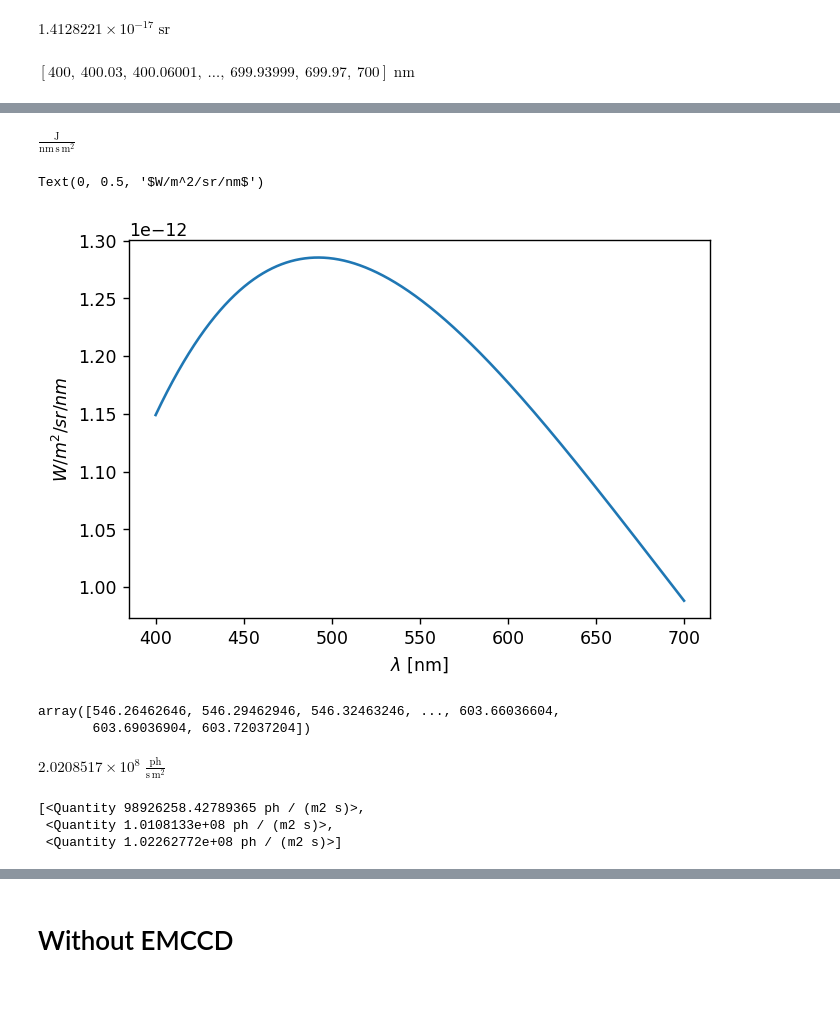
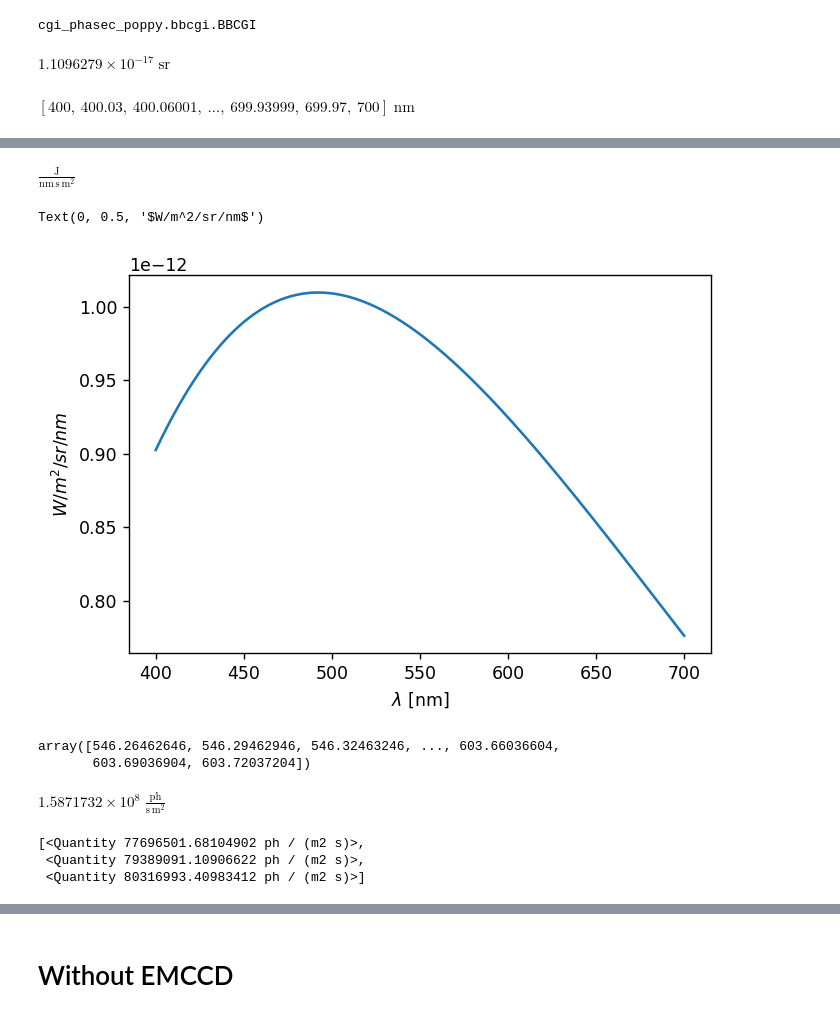
Before and after one commit to kian1377/cgi_phasec_poppy, a Jupyter notebook: example-notebooks/hlc_simulations_with_noise.ipynb, the cells around one changed output, grey strips where cells are left out. Cells and saved outputs as stored; diff of their text form; code cells hidden in the pictures.

```diff
--- a/example-notebooks/hlc_simulations_with_noise.ipynb
+++ b/example-notebooks/hlc_simulations_with_noise.ipynb
@@ -41,39 +43,43 @@ data_dir = cgi.data_dir
 
 dm1_flat = 2*fits.getdata(data_dir/'dm-acts'/'flatmaps'/'hlc_flattened_dm1.fits')
 dm2_flat = 2*fits.getdata(data_dir/'dm-acts'/'flatmaps'/'hlc_flattened_dm2.fits')
+# %%
+cgi.BBCGI
+# %% [output]
+cgi_phasec_poppy.bbcgi.BBCGI
 # %%
 from astropy.constants import h, c, k_B, R_sun
 
 pupil_diam = 2.36*u.m
 d = (14.06*u.parsec).to(u.m)
 R_uma47 = 1.172*R_sun
 
-SA_ap = (((pupil_diam/d)*u.radian)**2).to(u.sr)
-SA_uma47 = (((2*R_uma47/d)*u.radian)**2).to(u.sr)
+SA_ap = np.pi*(((pupil_diam/d)*u.radian)**2).to(u.sr)
+SA_uma47 = np.pi * (R_uma47/d)**2 * u.sr
 display(SA_uma47)
 
 T = 5887*u.K
 
 lambdas = np.linspace(400, 700, 10000)*u.nm
 display(lambdas)
 
 spec = 2*np.pi*h*c**2/(lambdas**5)/(np.exp(h*c/(k_B*T*lambdas)) - 1)/u.sr
 display(spec)
 
 spec = spec.to(u.J/u.s/u.sr/u.m**2/u.nm) * SA_uma47
 display(spec.unit)
 
 fig,ax = plt.subplots(1,1,dpi=125)
 ax.plot(lambdas, spec)
 ax.set_xlabel('$\lambda$ [nm]')
 ax.set_ylabel('$W/m^2/sr/nm$')
 # %% [output]
-$1.4128221 \times 10^{-17} \; \mathrm{sr}$
+$1.1096279 \times 10^{-17} \; \mathrm{sr}$
 $[400,~400.03,~400.06001,~\dots,~699.93999,~699.97,~700] \; \mathrm{nm}$
 $[8.1323199 \times 10^{-32},~8.1330051 \times 10^{-32},~8.1336901 \times 10^{-32},~\dots,~6.9947231 \times 10^{-32},~6.9943038 \times 10^{-32},~6.9938844 \times 10^{-32}] \; \mathrm{\frac{m^{2}\,J}{s\,sr\,nm^{5}}}$
 $\mathrm{\frac{J}{nm\,s\,m^{2}}}$
 Text(0, 0.5, '$W/m^2/sr/nm$')
-[figure, old version]
+[figure, new version]
 # %%
 bandwidth = 0.10
 minlam = wavelength_c * (1 - bandwidth/2)
@@ -92,9 +98,8 @@ display(flux)
 # %% [output]
 array([546.26462646, 546.29462946, 546.32463246, ..., 603.66036604,
        603.69036904, 603.72037204])
-$2.0208517 \times 10^{8} \; \mathrm{\frac{ph}{s\,m^{2}}}$
+$1.5871732 \times 10^{8} \; \mathrm{\frac{ph}{s\,m^{2}}}$
 # %%
-from scipy.integrate import simpson
 
 nlam = 3
 bandwidth = 0.10
@@ -120,9 +125,9 @@ for i in range(nlam):
 
 display(fluxes)
 # %% [output]
-[<Quantity 98926258.42789365 ph / (m2 s)>,
- <Quantity 1.0108133e+08 ph / (m2 s)>,
- <Quantity 1.02262772e+08 ph / (m2 s)>]
+[<Quantity 77696501.68104902 ph / (m2 s)>,
+ <Quantity 79389091.10906622 ph / (m2 s)>,
+ <Quantity 80316993.40983412 ph / (m2 s)>]
 # %%
 reload(cgi)
 hlc = cgi.CGI(cgi_mode='hlc',
```
Also changed, not shown: parts of 10 cells of this notebook, 3 other files.
